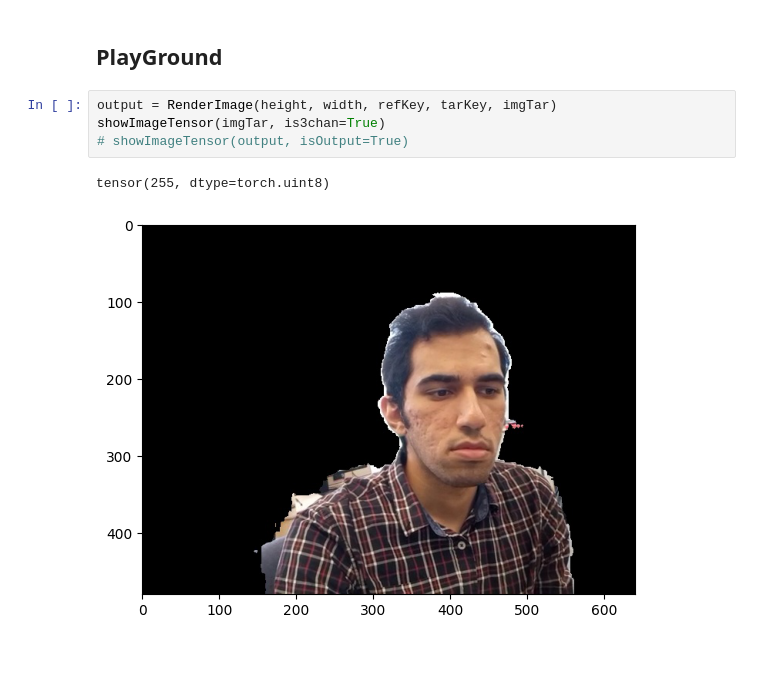
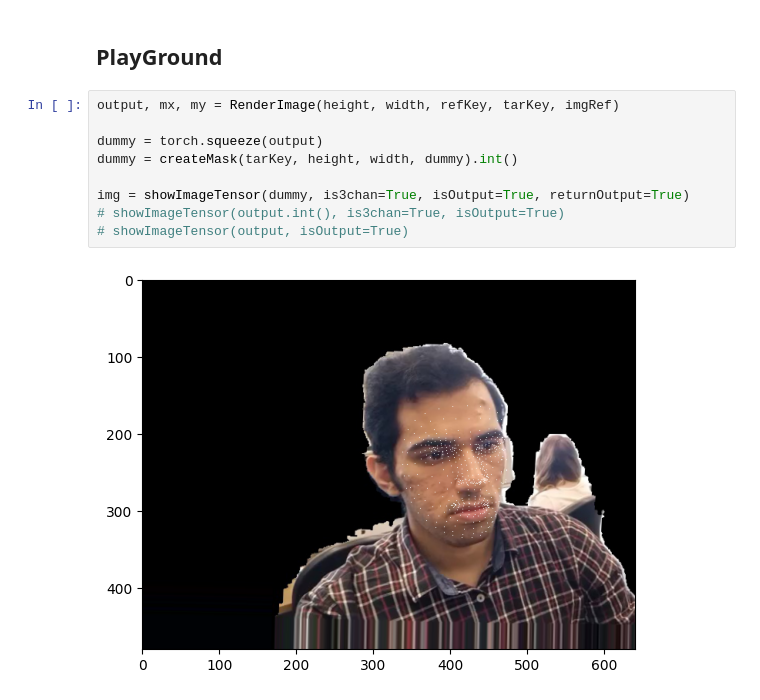
Before and after one commit to aminfadaei116/view-net, a Jupyter notebook: ViewNet notbook.ipynb, the cells around one changed output. Drawn from its saved outputs; the diff is of its cells as text; blank space fills up the shorter version.

```diff
--- a/ViewNet notbook.ipynb
+++ b/ViewNet notbook.ipynb
@@ -34,12 +44,16 @@ height, width = imgRef.shape[1], imgRef.shape[2]
 # %% [markdown]
 ## PlayGround
 # %%
-output = RenderImage(height, width, refKey, tarKey, imgTar)
-showImageTensor(imgTar, is3chan=True)
+output, mx, my = RenderImage(height, width, refKey, tarKey, imgRef)
+
+dummy = torch.squeeze(output)
+dummy = createMask(tarKey, height, width, dummy).int()
+
+img = showImageTensor(dummy, is3chan=True, isOutput=True, returnOutput=True)
+# showImageTensor(output.int(), is3chan=True, isOutput=True)
 # showImageTensor(output, isOutput=True)
 # %% [output]
-tensor(255, dtype=torch.uint8)
-[figure, old version]
+[figure, new version]
 # %%
 mm = createMask(tarKey, height, width, imgTar)
 showImageTensor(mm, is3chan=True)
```
Also changed, not shown: parts of 11 cells of this notebook, 2 other files.
